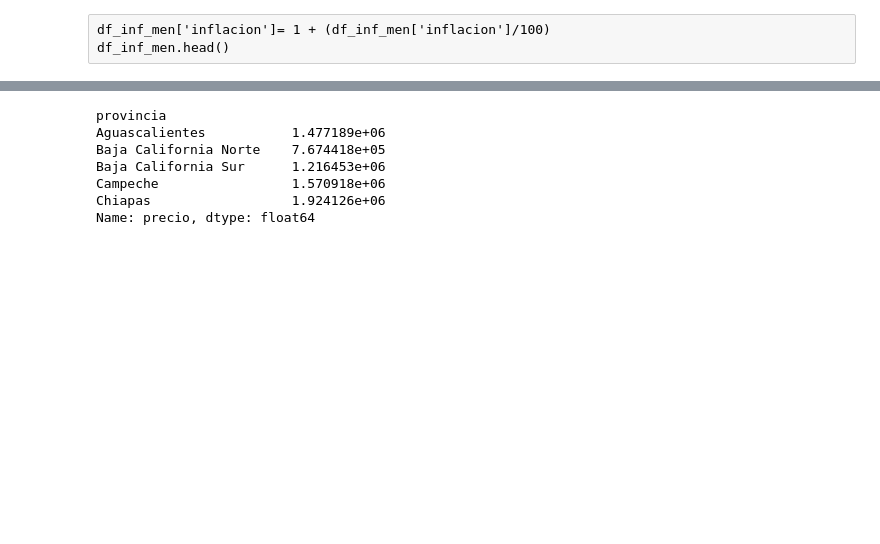
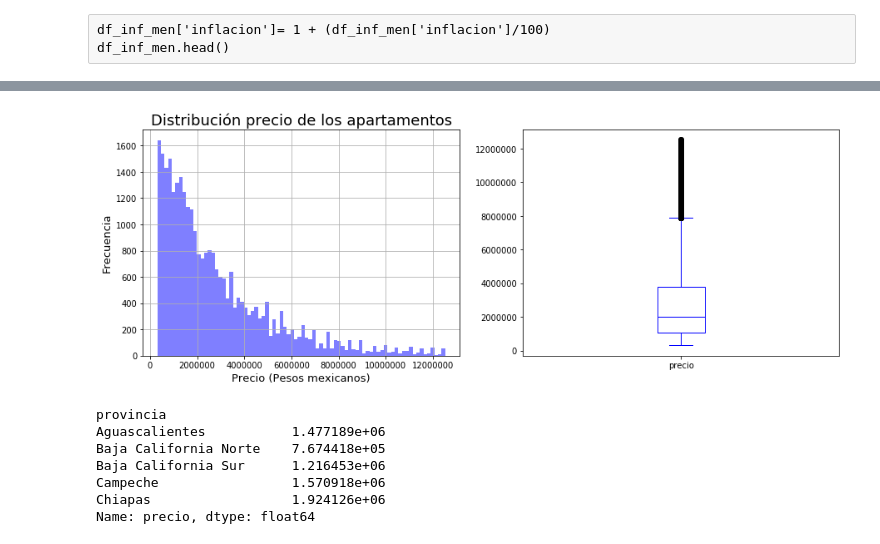
Before and after one commit to gdbien/9558-Organizacion-de-Datos, a Jupyter notebook: TP1/Franco/tp1_franco.ipynb, the cells around one changed output, grey strips where cells are left out. Saved outputs shown, nothing was run; the diff lists cells and outputs as text; code cells hidden in the pictures; blank space fills up the shorter version.

```diff
--- a/TP1/Franco/tp1_franco.ipynb
+++ b/TP1/Franco/tp1_franco.ipynb
@@ -714,3 +761,18 @@ plt.savefig('dist_precio_casas_hist_box', bbox_inches = 'tight')
+# %%
+#Lo mismo para los apartamentos
+#Distribucion precios de los apartamentos
+_, axes = plt.subplots(1, 2, figsize=(15, 5))
+axes[0].ticklabel_format(style = 'plain')
+axes[1].ticklabel_format(style = 'plain')
+
+g = df_apartamentos['precio'].hist(bins=80,alpha=0.5,ax=axes[0],color='blue')
+g.set_title("Distribución precio de los apartamentos", fontsize=18)
+g.set_ylabel("Frecuencia", fontsize=13)
+g.set_xlabel("Precio (Pesos mexicanos)", fontsize=13)
+df_apartamentos['precio'].plot(kind='box', ax=axes[1],color='blue');
+plt.savefig('dist_precio_apartamentos_hist_box', bbox_inches = 'tight')
+# %% [output]
+[figure, added]
 # %%
 #Precio medio de casas por top 5 provincia
 # %%
```
Also changed, not shown: parts of 9 cells of this notebook.
